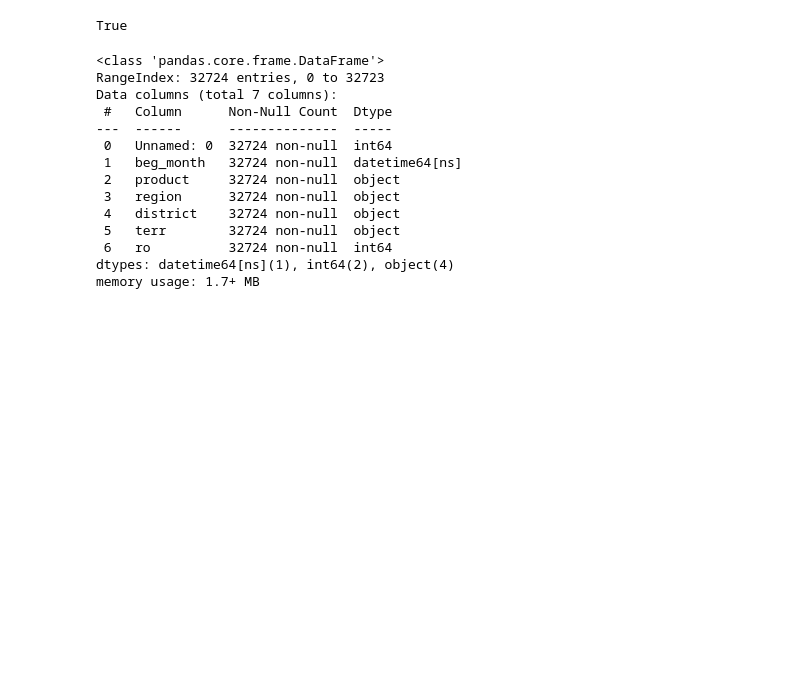
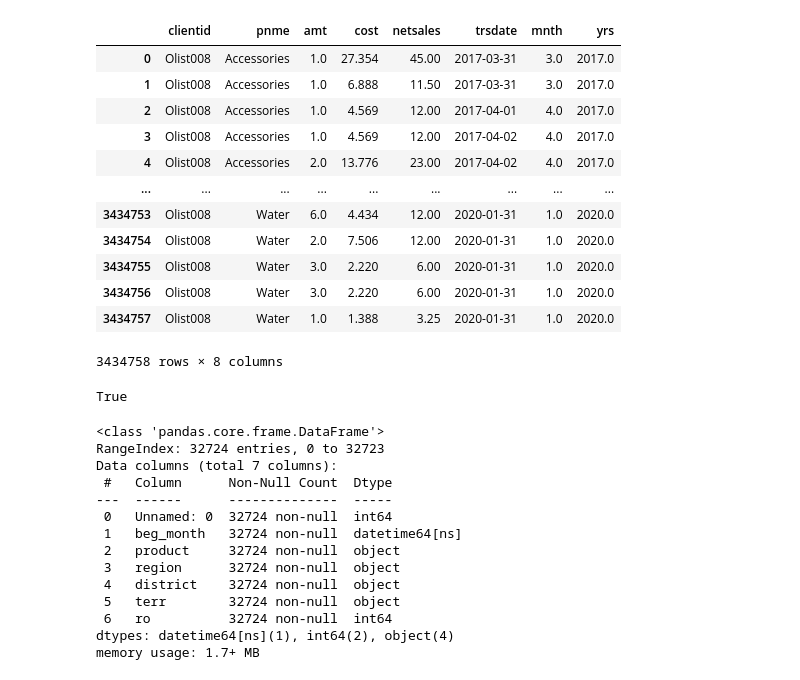
Before and after one commit to odog96veritic/forecast_generator, a Jupyter notebook: notebooks/test.ipynb, the cells around one changed output. Saved outputs shown, nothing was run; the diff lists cells and outputs as text; code cells hidden in the pictures; blank space fills up the shorter version.

```diff
--- a/test.ipynb
+++ b/notebooks/test.ipynb
@@ -3,8 +3,23 @@ import pandas as pd
 import numpy as np
 import datetime
 # %%
-df = pd.read_csv('ord_vol.csv')
-df['beg_month'] = pd.to_datetime(df['beg_month'])
+df = pd.read_csv('../csv/fcstapismb_stgeslstr_202103261342.csv')
+# %%
+df
+# %% [output]
+|  | clientid | pnme | amt | cost | netsales | trsdate | mnth | yrs |
+| 0 | Olist008 | Accessories | 1.0 | 27.354 | 45.00 | 2017-03-31 | 3.0 | 2017.0 |
+| 1 | Olist008 | Accessories | 1.0 | 6.888 | 11.50 | 2017-03-31 | 3.0 | 2017.0 |
+| 2 | Olist008 | Accessories | 1.0 | 4.569 | 12.00 | 2017-04-01 | 4.0 | 2017.0 |
+| 3 | Olist008 | Accessories | 1.0 | 4.569 | 12.00 | 2017-04-02 | 4.0 | 2017.0 |
+| 4 | Olist008 | Accessories | 2.0 | 13.776 | 23.00 | 2017-04-02 | 4.0 | 2017.0 |
+| ... | ... | ... | ... | ... | ... | ... | ... | ... |
+| 3434753 | Olist008 | Water | 6.0 | 4.434 | 12.00 | 2020-01-31 | 1.0 | 2020.0 |
+| 3434754 | Olist008 | Water | 2.0 | 7.506 | 12.00 | 2020-01-31 | 1.0 | 2020.0 |
+| 3434755 | Olist008 | Water | 3.0 | 2.220 | 6.00 | 2020-01-31 | 1.0 | 2020.0 |
+| 3434756 | Olist008 | Water | 3.0 | 2.220 | 6.00 | 2020-01-31 | 1.0 | 2020.0 |
+| 3434757 | Olist008 | Water | 1.0 | 1.388 | 3.25 | 2020-01-31 | 1.0 | 2020.0 |
+3434758 rows × 8 columns
 # %%
 df.dtypes["ro"] in ['int64', 'datetime64[ns]']
 # %% [output]
```
Also changed, not shown: 5 other files.
